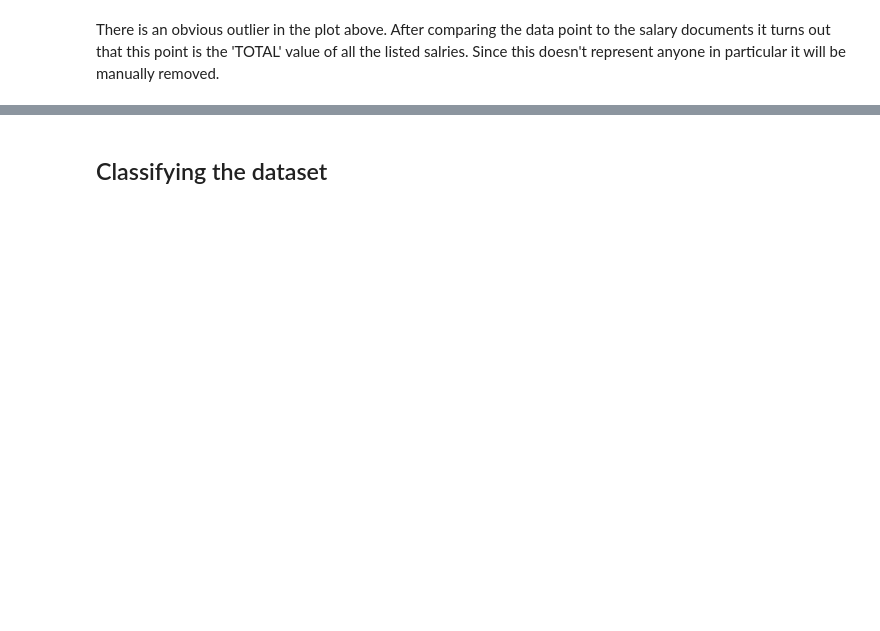
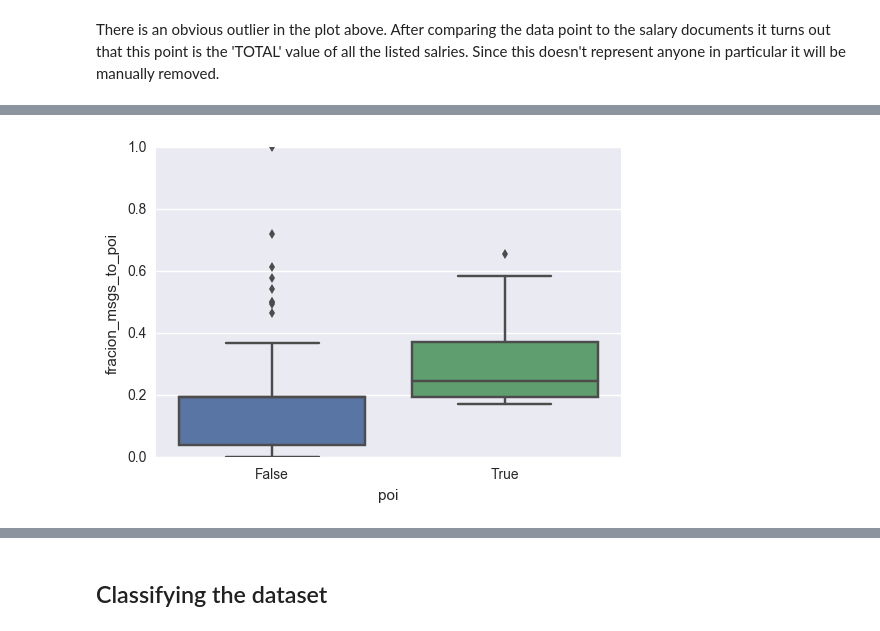
Before and after one commit to sian-nadin/enron_fraud, a Jupyter notebook: Enron Fraud.ipynb, the cells around one changed output, grey strips where cells are left out. Saved outputs shown, nothing was run; the diff lists cells and outputs as text; code cells hidden in the pictures; blank space fills up the shorter version.

```diff
--- a/Enron Fraud.ipynb
+++ b/Enron Fraud.ipynb
@@ -110,0 +136,4 @@ df_new['fracion_msgs_from_poi'] = df.from_poi_to_this_person / df.to_messages
+# %%
+ax = sns.boxplot(x="poi", y="fracion_msgs_to_poi", data=df_new)
+# %% [output]
+[figure, added]
```
Also changed, not shown: parts of 24 cells of this notebook.
